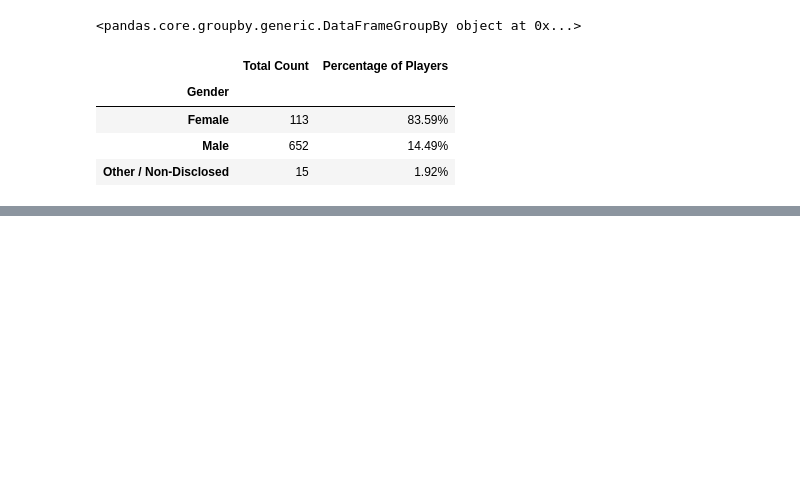
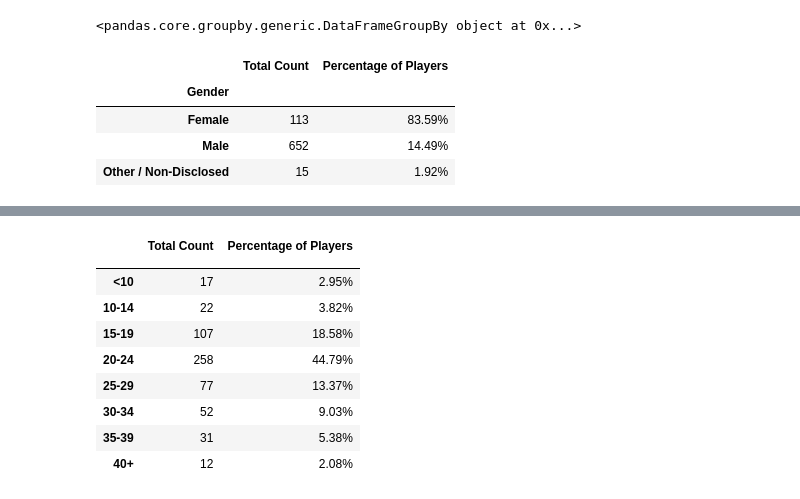
Before and after one commit to samuelroiz/DA_Heroes_Of_Pymoli, a Jupyter notebook: Code/Data_H_o_F.ipynb, the cells around one changed output, grey strips where cells are left out. Cells and saved outputs as stored; diff of their text form; code cells hidden in the pictures; blank space fills up the shorter version.

```diff
--- a/Code/Data_H_o_F.ipynb
+++ b/Code/Data_H_o_F.ipynb
@@ -231,0 +293,70 @@ gender_analysis_table_df.head()
+# %%
+# Create a GroupBy object based upon "View Group"
+age_group = age_bins.groupby("")
+
+# Get the average of each column within the GroupBy object
+# age_group[["Age"]].mean()
+
+age_group_test = age_group.count()
+age_group_test
+
+# delete the extra columns (NOT NEEDED)
+del age_group_test['Price']
+del age_group_test['SN']
+del age_group_test['Item ID']
+del age_group_test['Item Name']
+del age_group_test['Purchase ID']
+del age_group_test['Gender']
+
+# Convert 'Age' into 'Total Count'
+age_group_test = age_group_test.rename(columns={"Age": "Total Count"})
+
+# to find the amount of genders
+age_total = age_group_test.sum()
+
+# outcome we get is 'Total Count'        : '576'
+#                   'Percent of Players' : '0'
+#                    We want '576'
+age_total = age_total["Total Count"]
+
+# the amount of players with certain age... found in 'bins' of 'age_group_test' data frame... and divide it by the amount of players
+less_than_ten_amount = age_group_test["Total Count"]["<10"]
+ten_to_fourteen_amount = age_group_test["Total Count"]["10-14"]
+fifteen_to_ninteen_amount = age_group_test["Total Count"]["15-19"]
+twenty_to_twentyfour_amount = age_group_test["Total Count"]["20-24"]
+twentyfive_to_twentynine_amount = age_group_test["Total Count"]["25-29"]
+thirty_to_thirtyfour_amount = age_group_test["Total Count"]["30-34"]
+thirtyfive_to_thirtynine_amount = age_group_test["Total Count"]["35-39"]
+fortyplus_amount = age_group_test["Total Count"]["40+"]
+
+# Add Column 'Percentage of Players' with its 'values'
+age_group_test.loc[:, 'PercentageofPlayers'] = [less_than_ten_amount/age_total,
+                                                  ten_to_fourteen_amount/age_total,
+                                                  fifteen_to_ninteen_amount/age_total,
+                                                  twenty_to_twentyfour_amount/age_total,
+                                                  twentyfive_to_twentynine_amount/age_total,
+                                                  thirty_to_thirtyfour_amount/age_total,
+                                                  thirtyfive_to_thirtynine_amount/age_total,
+                                                  fortyplus_amount/age_total]
+
+# convert the 'PercentageofPlayers' values into percetange and string ( example:  .8346121 to 83.46121  )
+age_group_test.PercentageofPlayers = (age_group_test.PercentageofPlayers * 100).astype(str)
+
+#TO ROUND VALUES UP AND ADD '%'
+age_group_test["Percentage of Players"] = age_group_test["PercentageofPlayers"].astype(float).map("{:,.2f}%".format)
+
+# DEL the extra COLUMN
+del age_group_test['PercentageofPlayers']
+
+age_group_test.head(8)
+# %% [output]
+|  | Total Count | Percentage of Players |
+|  |  |  |
+| <10 | 17 | 2.95% |
+| 10-14 | 22 | 3.82% |
+| 15-19 | 107 | 18.58% |
+| 20-24 | 258 | 44.79% |
+| 25-29 | 77 | 13.37% |
+| 30-34 | 52 | 9.03% |
+| 35-39 | 31 | 5.38% |
+| 40+ | 12 | 2.08% |
```
Also changed, not shown: parts of 15 cells of this notebook.
